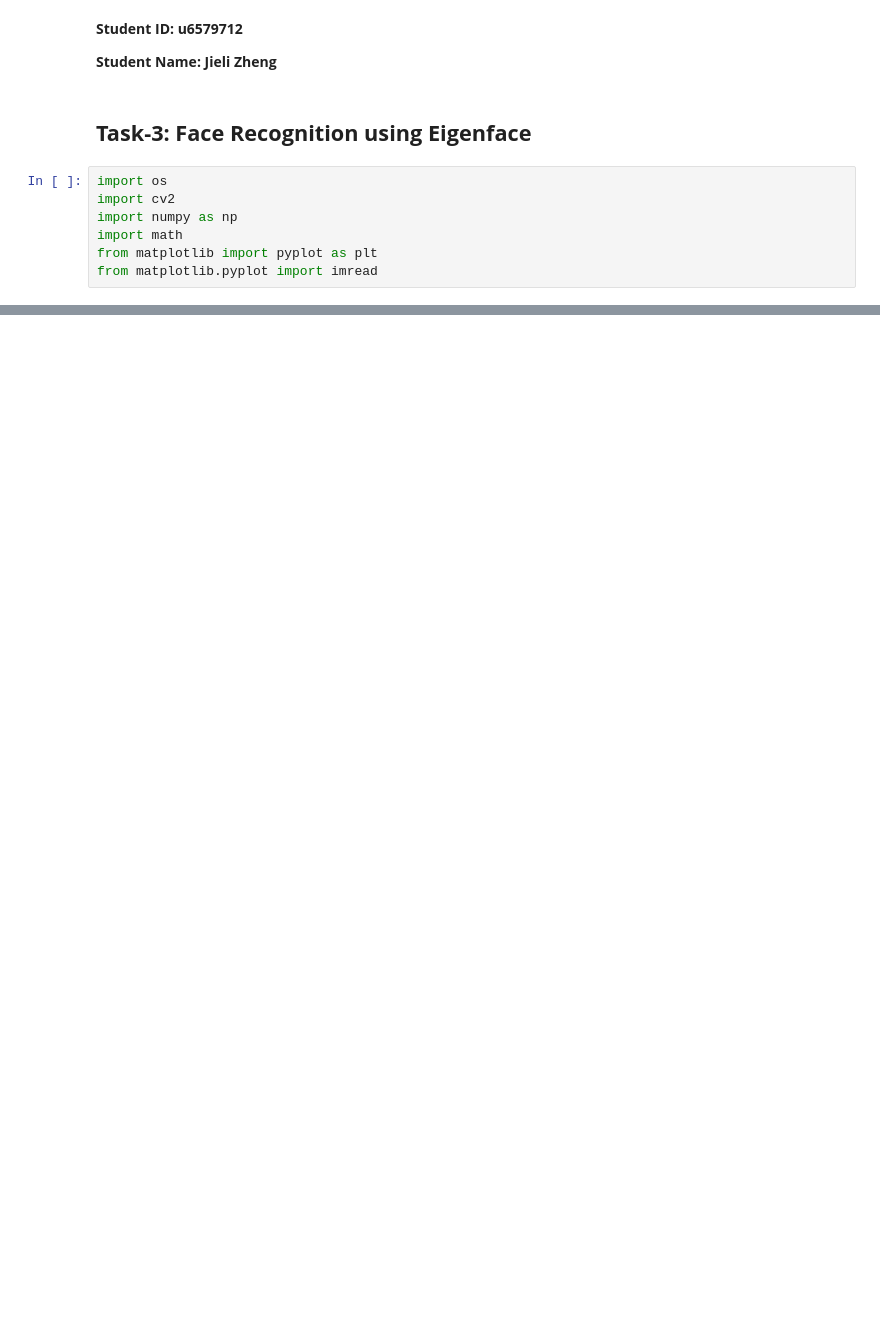
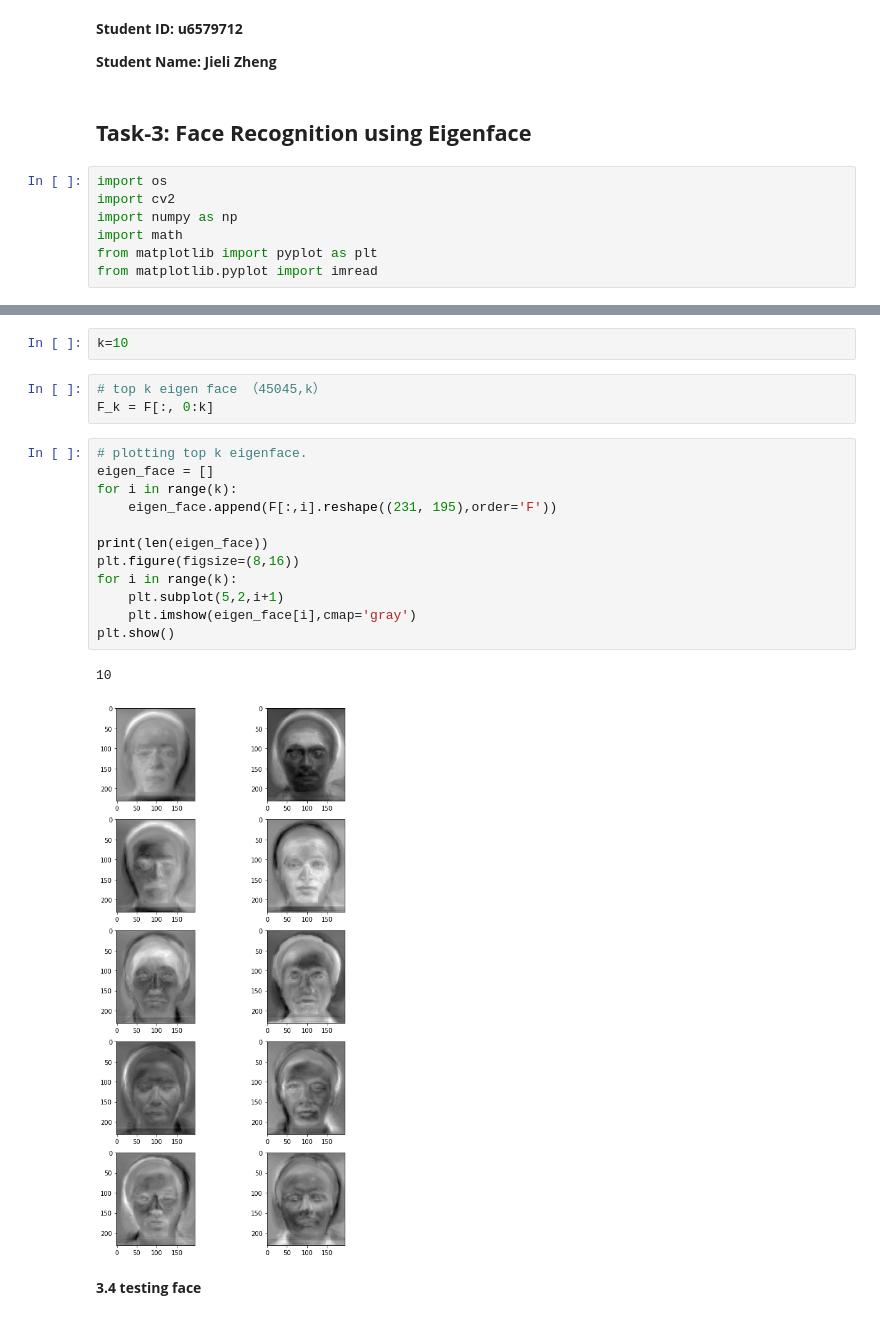
Before and after one commit to TsunamiBlue/Harris-Corner-Segmentation-EigenFace, a Jupyter notebook: Task3/eigenface.ipynb, the cells around one changed output, grey strips where cells are left out. Saved outputs shown, nothing was run; the diff lists cells and outputs as text; blank space fills up the shorter version.

```diff
--- a/Task3/eigenface.ipynb
+++ b/Task3/eigenface.ipynb
@@ -113,0 +160,22 @@ def reduce_dimensionality(image_vector, k, F, D, A_means, Q_norms):
+# %%
+k=10
+# %%
+# top k eigen face （45045,k）
+F_k = F[:, 0:k]
+# %%
+# plotting top k eigenface.
+eigen_face = []
+for i in range(k):
+    eigen_face.append(F[:,i].reshape((231, 195),order='F'))
+
+print(len(eigen_face))
+plt.figure(figsize=(8,16))
+for i in range(k):
+    plt.subplot(5,2,i+1)
+    plt.imshow(eigen_face[i],cmap='gray')
+plt.show()
+# %% [output]
+10
+[figure, added]
+# %% [markdown]
+**3.4 testing face**
```
Also changed, not shown: parts of 26 cells of this notebook, 14 other files.
